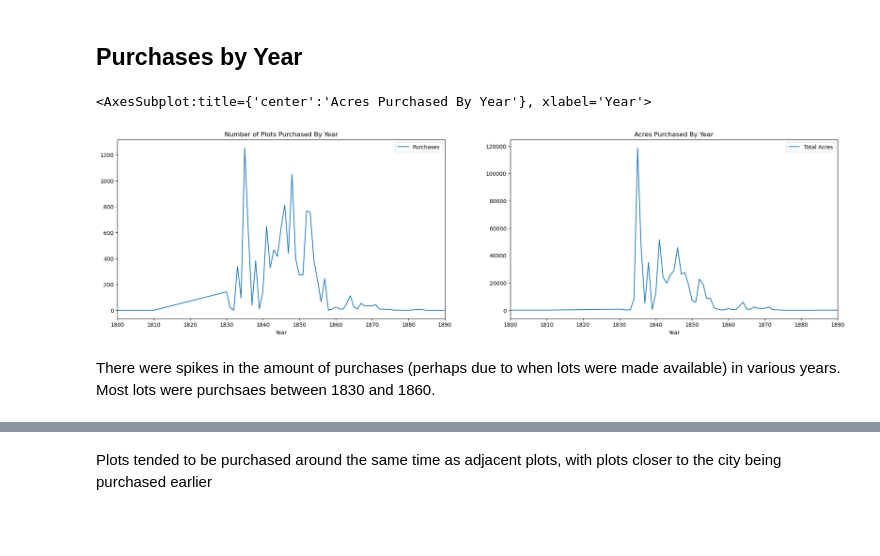
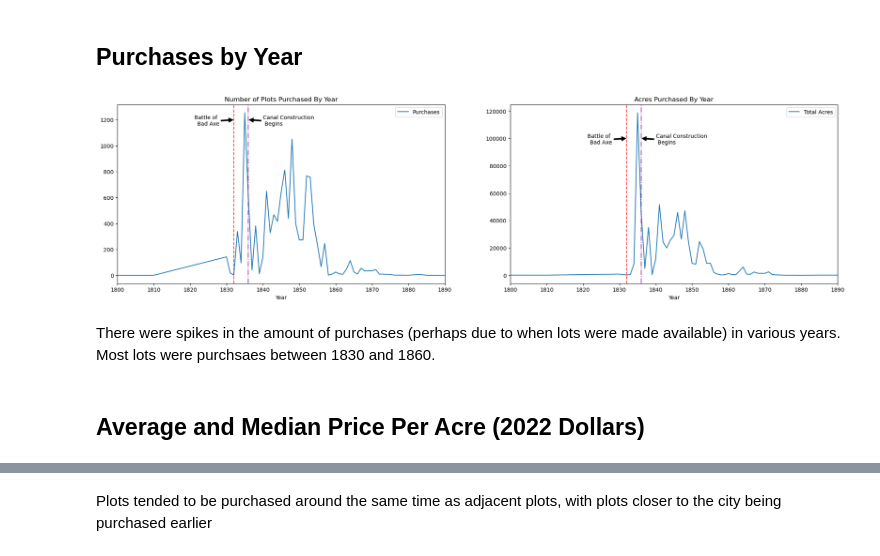
Before and after one commit to uchicago-justice-project/public_land_records, a Jupyter notebook: scripts/Land Purchases Exploration.ipynb, the cells around one changed output, grey strips where cells are left out. Saved outputs shown, nothing was run; the diff lists cells and outputs as text; code cells hidden in the pictures; blank space fills up the shorter version.

```diff
--- a/scripts/Land Purchases Exploration.ipynb
+++ b/scripts/Land Purchases Exploration.ipynb
@@ -22,6 +19,6 @@ gdf['acres_float'] = pd.to_numeric(gdf['Acres'],errors='coerce')
 gdf['price_float'] = pd.to_numeric(gdf['Total Price'],errors='coerce')
 # %%
 # Make a datetime version of date of purchase
-df['Date'] = pd.to_datetime(df['Date of Purchase'], infer_datetime_format=True, errors="coerce")
+gdf['Date'] = pd.to_datetime(gdf['Date of Purchase'], infer_datetime_format=True, errors="coerce")
 # %%
 # Generate Map from this?
@@ -109,5 +94,5 @@ Laflin, Peck, and Stewart all spent alot of money on few purchases with little t
 # %% [markdown]
 # By Last Name
 # %%
-df['Last Name'] = df['Purchaser'].str.split(" ", expand=True)[0]
+gdf['Last Name'] = gdf['Purchaser'].str.split(" ", expand=True)[0]
 # %%
@@ -133,7 +118,6 @@ By last name doesn't seem to reveal a lot more as the list looks very similar to
 # Purchases Overtime
 # %%
 gdf['Date'] = pd.to_datetime(gdf['Date of Purchase'], errors="coerce")
-gdf['Decade'] = (df['Date'].dt.year//10)*10
-df['Date'] = pd.to_datetime(df['Date of Purchase'], errors="coerce")
+gdf['Decade'] = (gdf['Date'].dt.year//10)*10
 # %%
 gdf['Year'] = gdf['Date'].dt.year
@@ -141,15 +124,46 @@ df['Year'] = df['Date'].dt.year
 # %%
-by_year = groupby_cat(df, "Year")
+by_year = groupby_cat(gdf, "Year")
 # %% [markdown]
 ## Purchases by Year
 # %%
 fig, (ax1, ax2) = plt.subplots(1, 2,figsize=(24,6))
 ax1.set_title("Number of Plots Purchased By Year")
 ax2.set_title("Acres Purchased By Year")
 by_year.plot(y="Purchases", xlim=(1800, 1890), ax=ax1)
 by_year.plot(y="Total Acres", xlim=(1800, 1890), ax=ax2)
+
+ax1.axvline(1832, color='red', lw = 1.5, ls="dashed", alpha=0.75)
+ax1.axvline(1836, color='purple', lw = 1.5, ls="dashdot", alpha=0.75)
+ax1.annotate('Battle of \n Bad Axe', xy=(1832, 1200),  xycoords='data',
+            xytext=(1828, 1200), textcoords='data',
+            arrowprops=dict(facecolor='black', shrink=0.05, width=2, headwidth=8, headlength=8),
+            horizontalalignment='right', verticalalignment='center_baseline',
+            )
+
+ax1.annotate('Canal Construction \n Begins', xy=(1836, 1200),  xycoords='data',
+            xytext=(1840, 1200), textcoords='data',
+            arrowprops=dict(facecolor='black', shrink=0.05, width=2, headwidth=8, headlength=8),
+            horizontalalignment='left', verticalalignment='center_baseline',
+            )
+
+ax2.axvline(1832, color='red', lw = 1.5, ls="dashed", alpha=0.75)
+ax2.axvline(1836, color='purple', lw = 1.5, ls="dashdot", alpha=0.75)
+ax2.annotate('Battle of \n Bad Axe', xy=(1832, 100000),  xycoords='data',
+            xytext=(1828, 100000), textcoords='data',
+            arrowprops=dict(facecolor='black', shrink=0.05, width=2, headwidth=8, headlength=8),
+            horizontalalignment='right', verticalalignment='center_baseline',
+            )
+
+ax2.annotate('Canal Construction \n Begins', xy=(1836, 100000),  xycoords='data',
+            xytext=(1840, 100000), textcoords='data',
+            arrowprops=dict(facecolor='black', shrink=0.05, width=2, headwidth=8, headlength=8),
+            horizontalalignment='left', verticalalignment='center_baseline',
+            )
+
+fig.savefig("../results/purchases_overtime.png")
 # %% [output]
-<AxesSubplot:title={'center':'Acres Purchased By Year'}, xlabel='Year'>
-[figure, old version]
+[figure, new version]
 # %% [markdown]
 There were spikes in the amount of purchases (perhaps due to when lots were made available) in various years. Most lots were purchsaes between 1830 and 1860.
+# %% [markdown]
+## Average and Median Price Per Acre (2022 Dollars)
```
Also changed, not shown: parts of 33 cells of this notebook, 53 other files.
